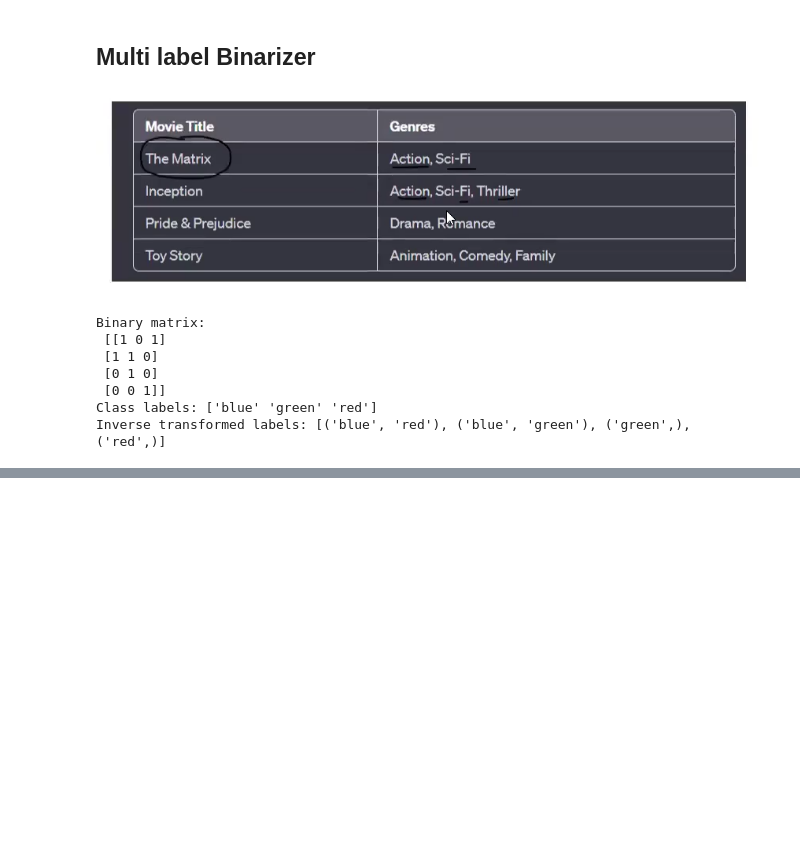
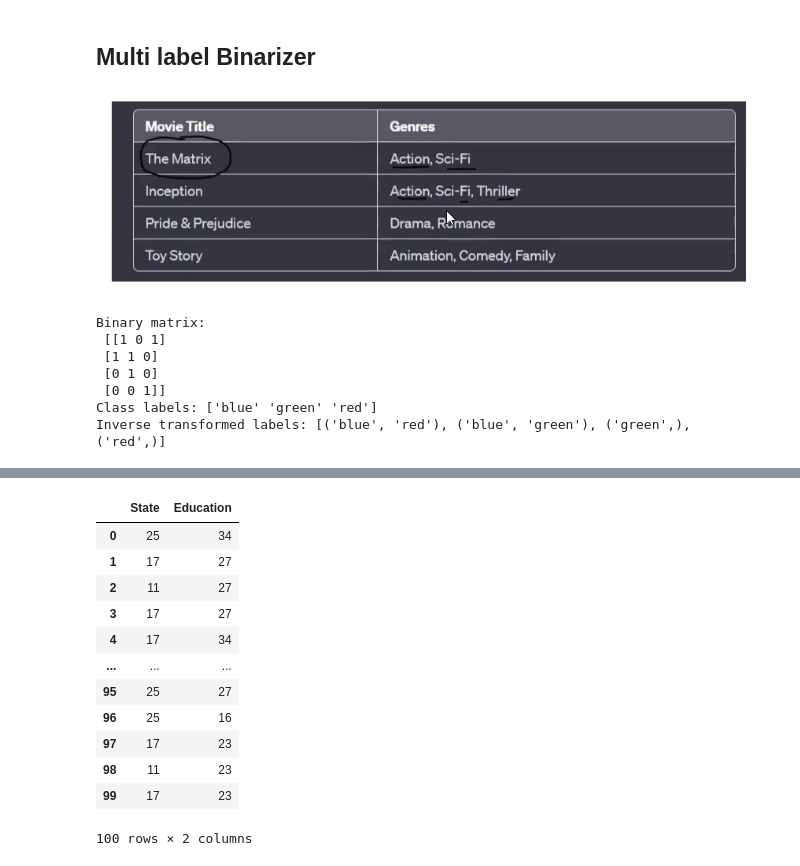
Before and after one commit to rahulchand017/Data_Science, a Jupyter notebook: Feature Engineering/Encoding Categorical Features/Encoding.ipynb, the cells around one changed output, grey strips where cells are left out. Saved outputs shown, nothing was run; the diff lists cells and outputs as text; code cells hidden in the pictures; blank space fills up the shorter version.

```diff
--- a/Feature Engineering/Encoding Categorical Features/Encoding.ipynb
+++ b/Feature Engineering/Encoding Categorical Features/Encoding.ipynb
@@ -406,0 +566,26 @@ Inverse transformed labels: [('blue', 'red'), ('blue', 'green'), ('green',), ('r
+# %%
+# Initialize the CountEncoder with various parameters
+encoder = ce.CountEncoder(
+    cols=['State', 'Education'],  # Specify columns to encode. None would automatically select categorical columns.
+    handle_missing='error',  # Treat NaNs as a countable category
+    handle_unknown='error',  # Treat unknown categories as NaNs (if seen during transform but not in fit)
+)
+# %%
+# Fit and transform the dataset
+encoder.fit_transform(df)
+
+#print(encoded_df.head(25))
+# %% [output]
+|  | State | Education |
+| 0 | 25 | 34 |
+| 1 | 17 | 27 |
+| 2 | 11 | 27 |
+| 3 | 17 | 27 |
+| 4 | 17 | 34 |
+| ... | ... | ... |
+| 95 | 25 | 27 |
+| 96 | 25 | 16 |
+| 97 | 17 | 23 |
+| 98 | 11 | 23 |
+| 99 | 17 | 23 |
+100 rows × 2 columns
```
Also changed, not shown: parts of 23 cells of this notebook.
